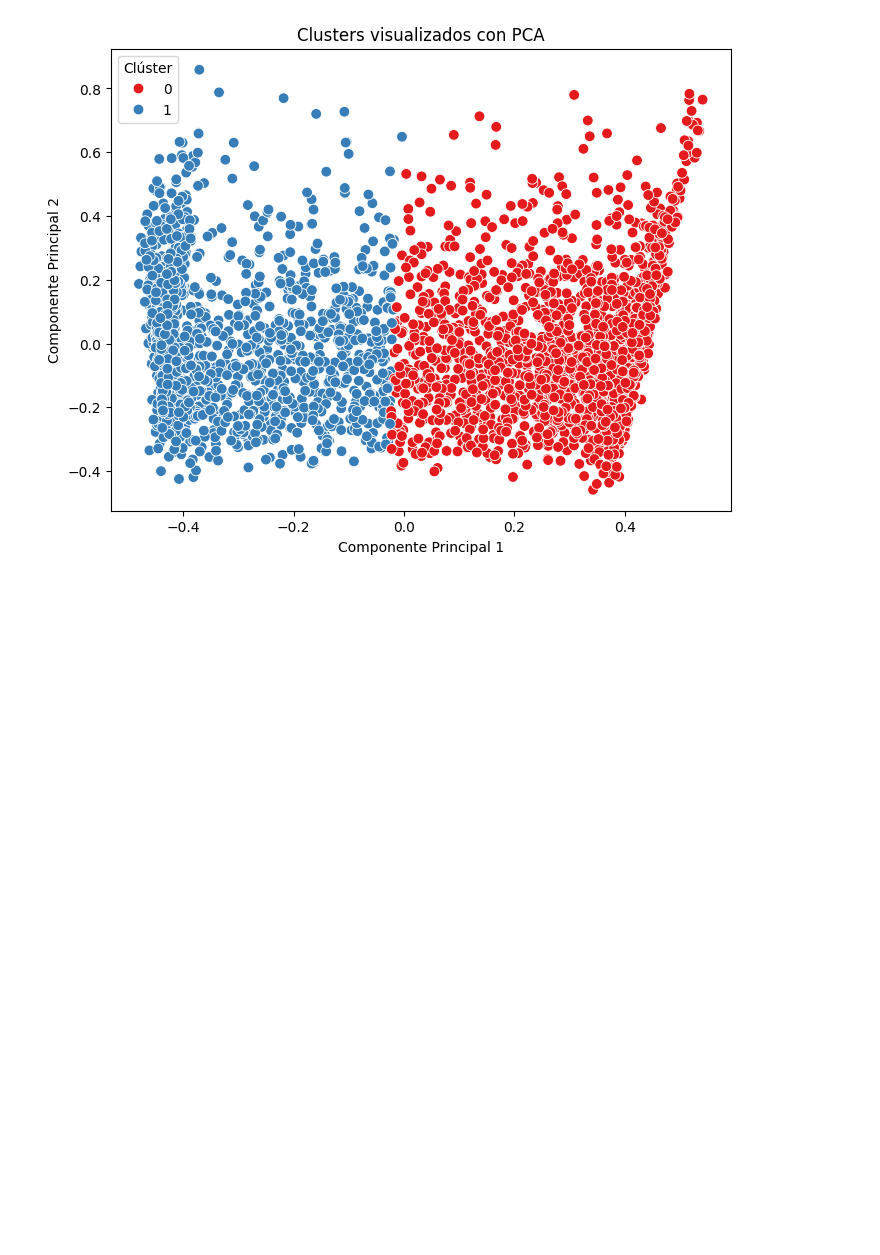
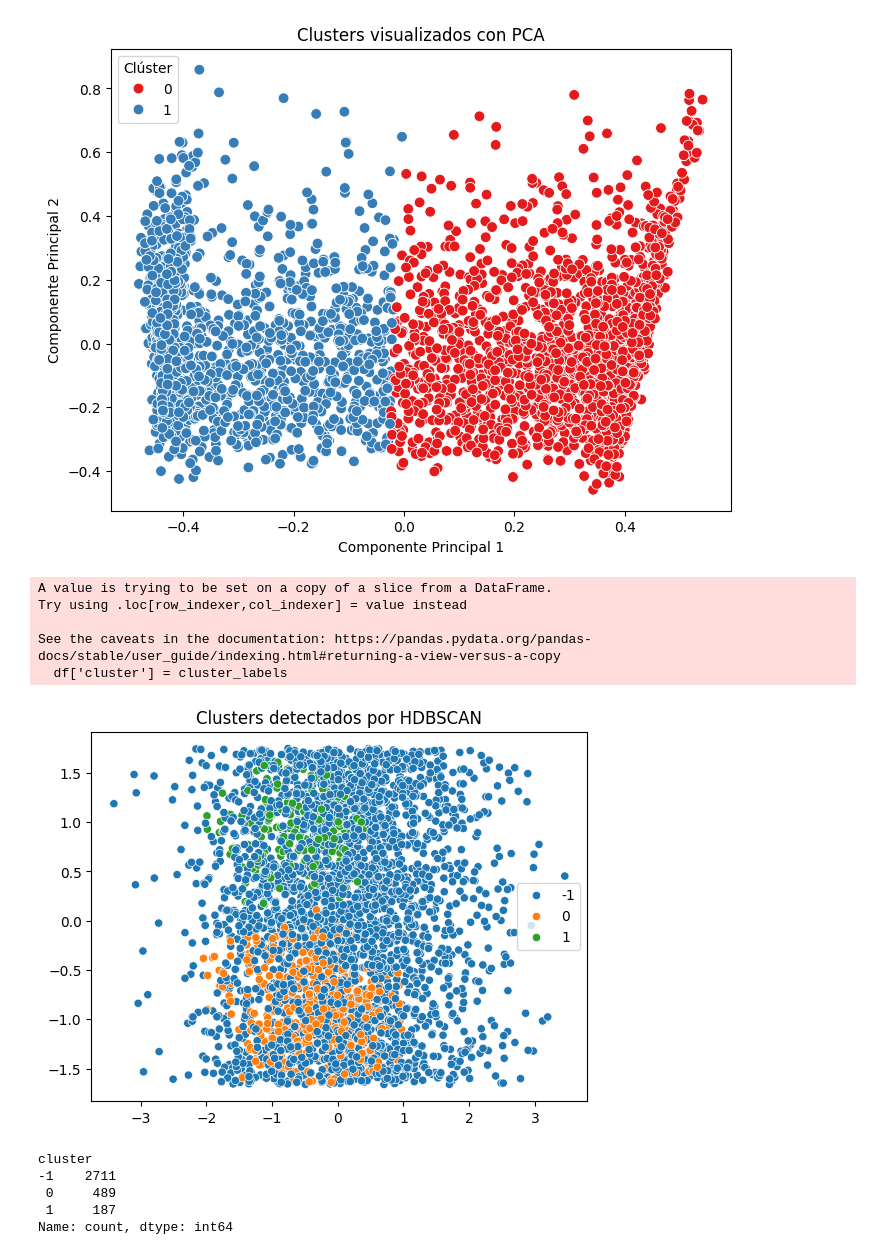
Before and after one commit to awitadelulo/final_enfasis_3, a Jupyter notebook: clouster.ipynb, the cells around one changed output. Drawn from its saved outputs; the diff is of its cells as text; code cells hidden in the pictures; blank space fills up the shorter version.

```diff
--- a/clouster.ipynb
+++ b/clouster.ipynb
@@ -107,3 +107,45 @@ plt.legend(title="Clúster")
 plt.show()
 # %% [output]
 [figure]
+# %%
+import pandas as pd
+import numpy as np
+from sklearn.preprocessing import StandardScaler
+import hdbscan
+import matplotlib.pyplot as plt
+import seaborn as sns
+
+# Cargar los datos (ejemplo con CSV)
+# df = pd.read_csv('tus_datos.csv')
+
+# Preprocesamiento
+df=fdrec_modificado
+X = df.select_dtypes(include=[np.number])  # selecciona solo columnas numéricas
+X_scaled = StandardScaler().fit_transform(X)
+
+# Crear modelo HDBSCAN
+clusterer = hdbscan.HDBSCAN(min_cluster_size=10, metric='euclidean')
+cluster_labels = clusterer.fit_predict(X_scaled)
+
+# Agregar los labels al DataFrame
+df['cluster'] = cluster_labels
+
+# Visualización simple si tienes 2D o haces PCA
+sns.scatterplot(x=X_scaled[:, 0], y=X_scaled[:, 1], hue=cluster_labels, palette='tab10')
+plt.title('Clusters detectados por HDBSCAN')
+plt.show()
+
+# Ver estadísticas
+print(df['cluster'].value_counts())
+# %% [output]
+A value is trying to be set on a copy of a slice from a DataFrame.
+Try using .loc[row_indexer,col_indexer] = value instead
+
+See the caveats in the documentation: https://pandas.pydata.org/pandas-docs/stable/user_guide/indexing.html#returning-a-view-versus-a-copy
+  df['cluster'] = cluster_labels
+[figure, added]
+cluster
+-1    2711
+ 0     489
+ 1     187
+Name: count, dtype: int64
```
Also changed, not shown: parts of 1 cell of this notebook, 3 other files.
